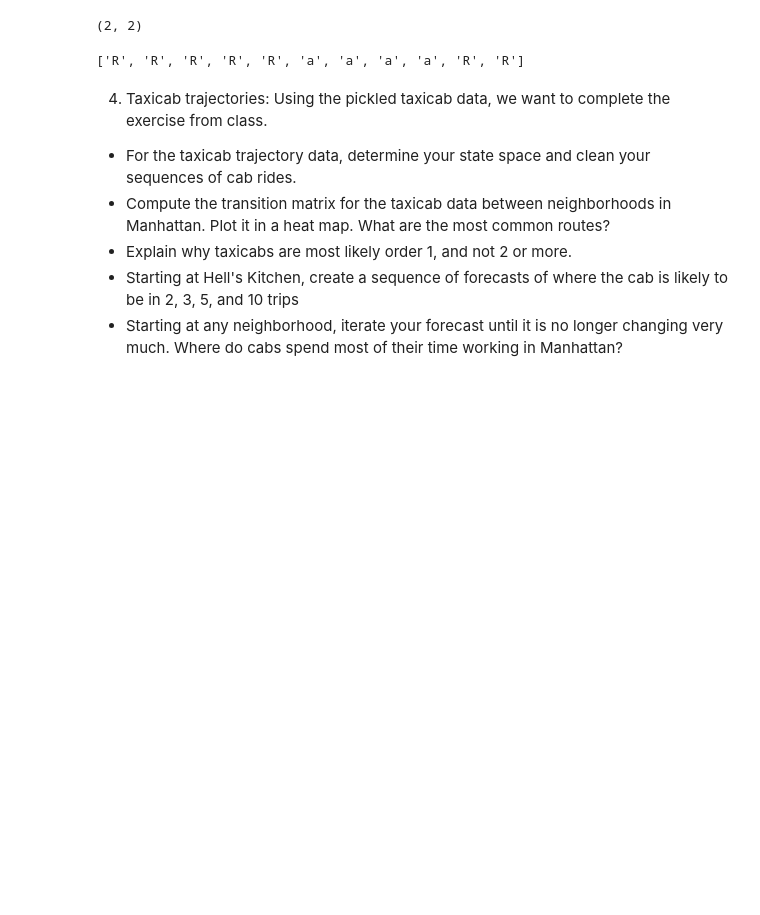
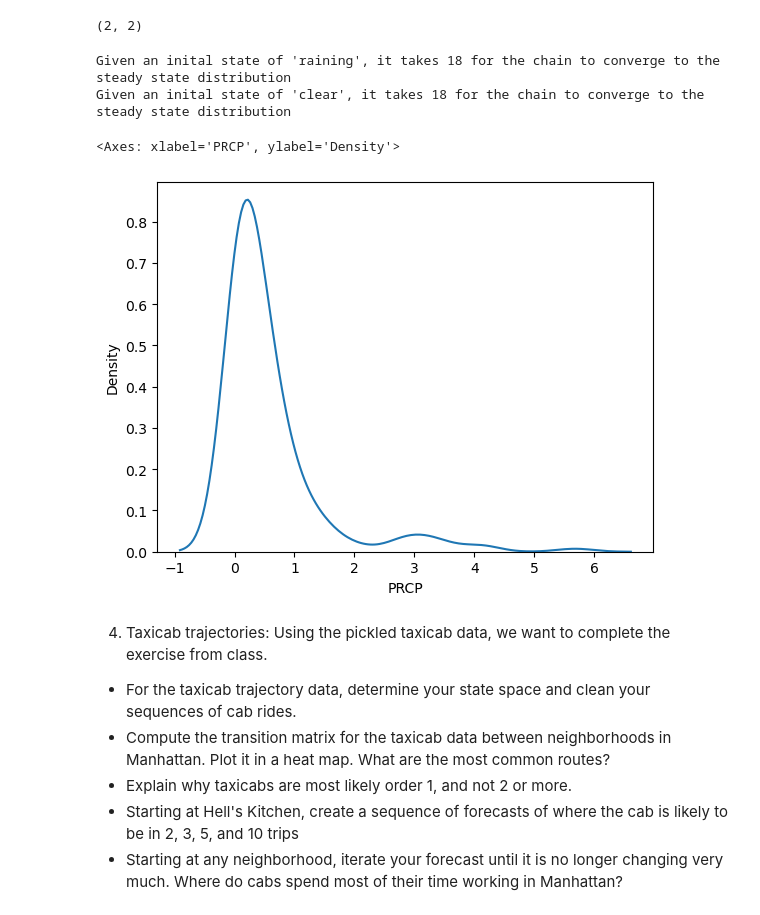
Before and after one commit to caroline-kranefuss/understanding_uncertainty_assignments_group_one, a Jupyter notebook: assignment_5.ipynb, the cells around one changed output. Cells and saved outputs as stored; diff of their text form; code cells hidden in the pictures; blank space fills up the shorter version.

Commit message:
Problem 3 first pass finished, problem 4 transition matrix calculated efficiently

```diff
--- a/assignment_5.ipynb
+++ b/assignment_5.ipynb
@@ -308,5 +330,7 @@ class MarkovChain:
 # %%
-test = MarkovChain(rain_transition_matrix, state_names=["Raining", "Clear"])
-print(test.simulate(10, initial_state=0))
+rain_markov_chain = MarkovChain(rain_transition_matrix, state_names=["Raining", "Clear"])
+print(f"Given an inital state of 'raining', it takes {rain_markov_chain.steps_to_convergence(initial_state=1)} for the chain to converge to the steady state distribution")
+print(f"Given an inital state of 'clear', it takes {rain_markov_chain.steps_to_convergence(initial_state=1)} for the chain to converge to the steady state distribution")
 # %% [output]
-['R', 'R', 'R', 'R', 'R', 'a', 'a', 'a', 'a', 'R', 'R']
+Given an inital state of 'raining', it takes 18 for the chain to converge to the steady state distribution
+Given an inital state of 'clear', it takes 18 for the chain to converge to the steady state distribution
@@ -313,3 +339,8 @@ print(test.simulate(10, initial_state=0))
+# %%
+sns.kdeplot(data=weather[weather["rain"]==True], x="PRCP")
+# %% [output]
+<Axes: xlabel='PRCP', ylabel='Density'>
+[figure, added]
 # %% [markdown]
 4. Taxicab trajectories: Using the pickled taxicab data, we want to complete the exercise from class.
 
```
Also changed, not shown: parts of 10 cells of this notebook, 1 other file.
